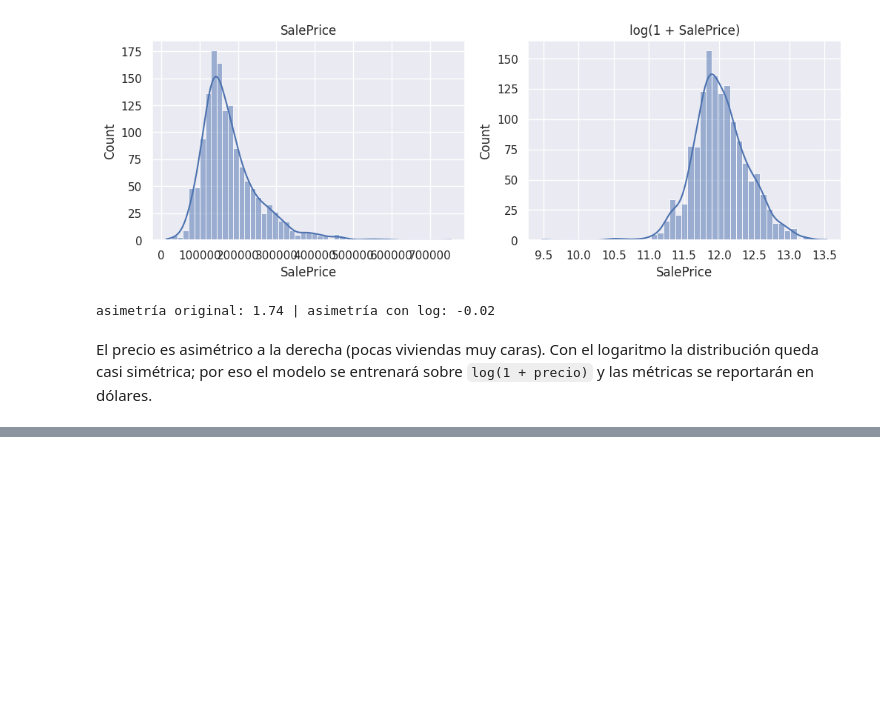
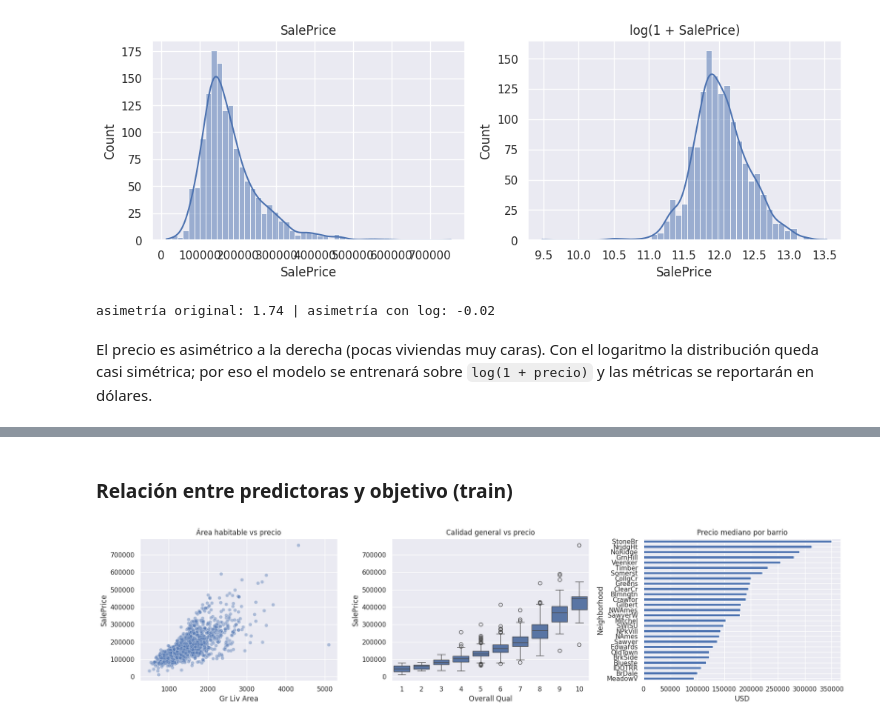
Before and after one commit to SebasGomez4/Proyecto_Modelos_I, a Jupyter notebook: fase-1/notebook.ipynb, the cells around one changed output, grey strips where cells are left out. Drawn from its saved outputs; the diff is of its cells as text; code cells hidden in the pictures; blank space fills up the shorter version.

Commit message:
feat(eda): relaciones con el precio y análisis de correlación

```diff
--- a/fase-1/notebook.ipynb
+++ b/fase-1/notebook.ipynb
@@ -151,0 +174,12 @@ El precio es asimétrico a la derecha (pocas viviendas muy caras). Con el logari
+# %% [markdown]
+### Relación entre predictoras y objetivo (train)
+# %%
+tr = X_train.assign(**{TARGET: y_train})
+fig, ax = plt.subplots(1, 3, figsize=(18, 4.5))
+sns.scatterplot(data=tr, x="Gr Liv Area", y=TARGET, alpha=.4, ax=ax[0]); ax[0].set_title("Área habitable vs precio")
+sns.boxplot(data=tr, x="Overall Qual", y=TARGET, ax=ax[1]); ax[1].set_title("Calidad general vs precio")
+med = tr.groupby("Neighborhood")[TARGET].median().sort_values()
+med.plot.barh(ax=ax[2]); ax[2].set_title("Precio mediano por barrio"); ax[2].set_xlabel("USD")
+plt.tight_layout(); plt.show()
+# %% [output]
+[figure, added]
```
Also changed, not shown: parts of 7 cells of this notebook.
